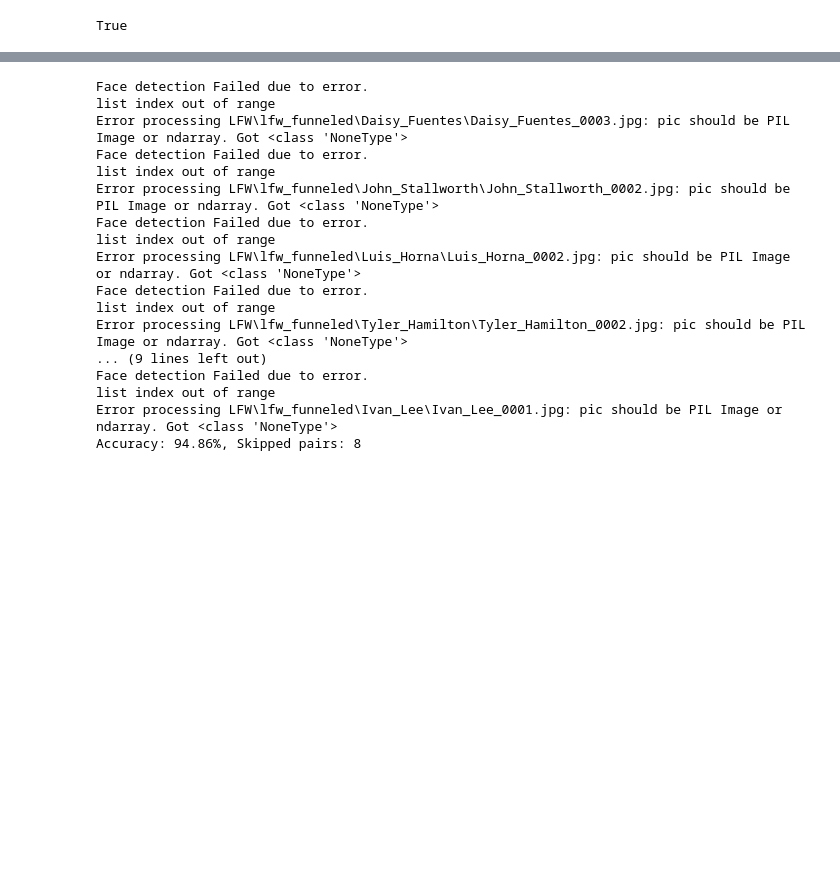
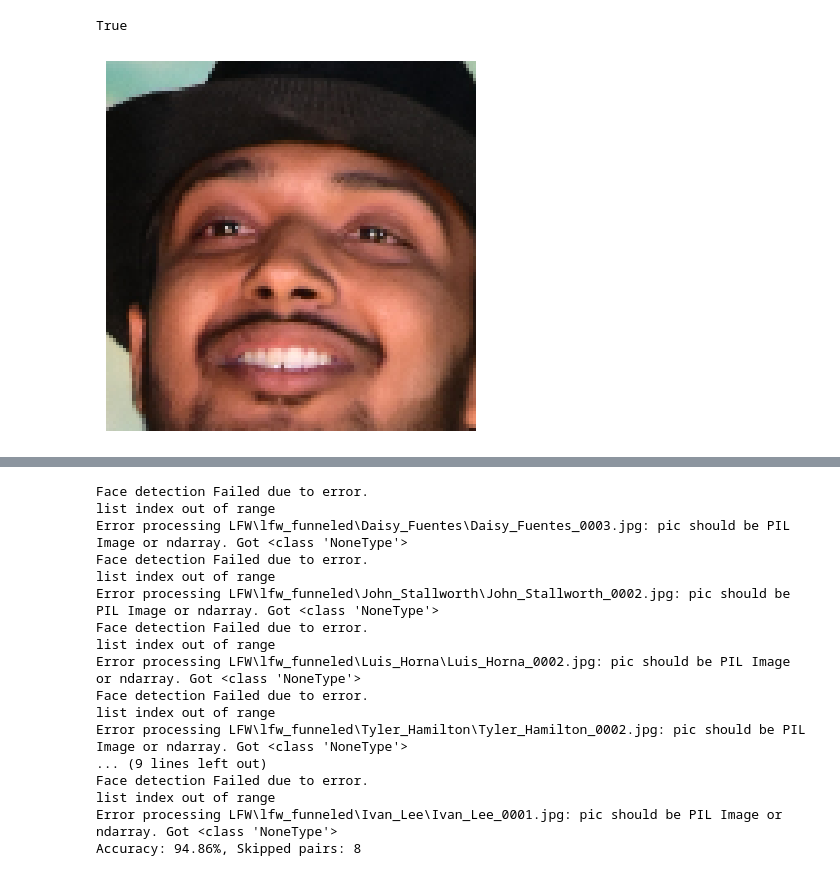
Before and after one commit to synclabs-llc/edgeface, a Jupyter notebook: test.ipynb, the cells around one changed output, grey strips where cells are left out. Saved outputs shown, nothing was run; the diff lists cells and outputs as text; code cells hidden in the pictures; blank space fills up the shorter version.

```diff
--- a/test.ipynb
+++ b/test.ipynb
@@ -28,0 +34,19 @@ transform = transforms.Compose([
+# %%
+img1_path = r"new_test\rajnish1_new.JPG"
+img2_path =  r"new_test\rajnish1_cropped.JPG"
+# %%
+aligned = align.get_aligned_face(img1_path) # align face
+transformed_input1 = transform(aligned)
+aligned = align.get_aligned_face(img2_path) # align face
+transformed_input2 = transform(aligned)
+# %%
+# Convert the tensor to a numpy array and transpose to (H, W, C) for imshow
+img_np = transformed_input2.permute(1, 2, 0).cpu().numpy()
+# Undo normalization for display: x = x * std + mean
+img_np = (img_np * 0.5) + 0.5
+img_np = np.clip(img_np, 0, 1)
+plt.imshow(img_np)
+plt.axis('off')
+plt.show()
+# %% [output]
+[figure, added]
```
Also changed, not shown: parts of 4 cells of this notebook, 1 other file.
